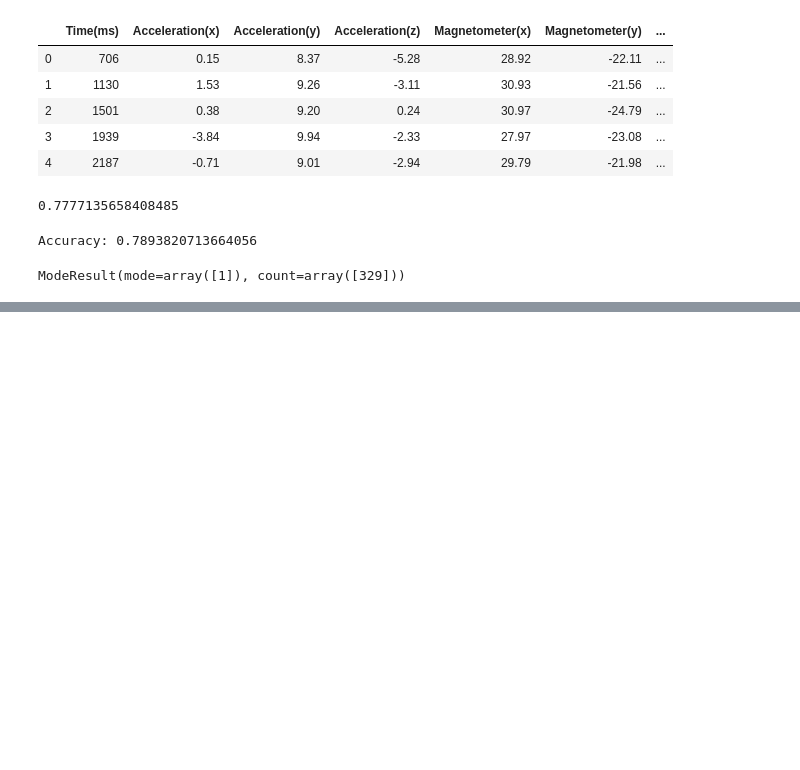
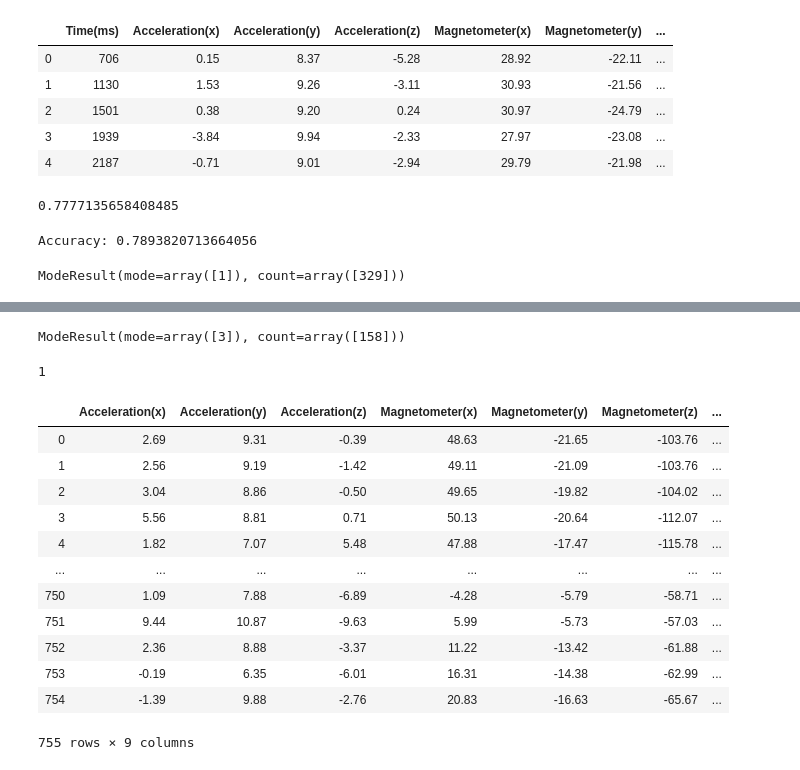
Before and after one commit to sashbhagav/GaitModeling-with-IMU, a Jupyter notebook: Analysis.ipynb, the cells around one changed output, grey strips where cells are left out. Saved outputs shown, nothing was run; the diff lists cells and outputs as text; code cells hidden in the pictures; blank space fills up the shorter version.

```diff
--- a/Analysis.ipynb
+++ b/Analysis.ipynb
@@ -387,0 +404,5 @@ w_pred = clf2.predict(worse_model)
+# %%
+dad_pred = clf2.predict(dad)
+stats.mode(dad_pred)
+# %% [output]
+ModeResult(mode=array([3]), count=array([158]))
@@ -387,0 +414,24 @@ w_pred = clf2.predict(worse_model)
+# %%
+loaded_model = pickle.load(open(filename, 'rb'))
+result = loaded_model.predict(df_motion)
+result = np.asanyarray(result)
+mode_info = stats.mode(result)
+print(mode_info[0][0])
+# %% [output]
+1
+# %%
+df_motion
+# %% [output]
+|  | Acceleration(x) | Acceleration(y) | Acceleration(z) | Magnetometer(x) | Magnetometer(y) | Magnetometer(z) | ... |
+| 0 | 2.69 | 9.31 | -0.39 | 48.63 | -21.65 | -103.76 | ... |
+| 1 | 2.56 | 9.19 | -1.42 | 49.11 | -21.09 | -103.76 | ... |
+| 2 | 3.04 | 8.86 | -0.50 | 49.65 | -19.82 | -104.02 | ... |
+| 3 | 5.56 | 8.81 | 0.71 | 50.13 | -20.64 | -112.07 | ... |
+| 4 | 1.82 | 7.07 | 5.48 | 47.88 | -17.47 | -115.78 | ... |
+| ... | ... | ... | ... | ... | ... | ... | ... |
+| 750 | 1.09 | 7.88 | -6.89 | -4.28 | -5.79 | -58.71 | ... |
+| 751 | 9.44 | 10.87 | -9.63 | 5.99 | -5.73 | -57.03 | ... |
+| 752 | 2.36 | 8.88 | -3.37 | 11.22 | -13.42 | -61.88 | ... |
+| 753 | -0.19 | 6.35 | -6.01 | 16.31 | -14.38 | -62.99 | ... |
+| 754 | -1.39 | 9.88 | -2.76 | 20.83 | -16.63 | -65.67 | ... |
+755 rows × 9 columns
```
Also changed, not shown: parts of 4 cells of this notebook, 10 other files.
